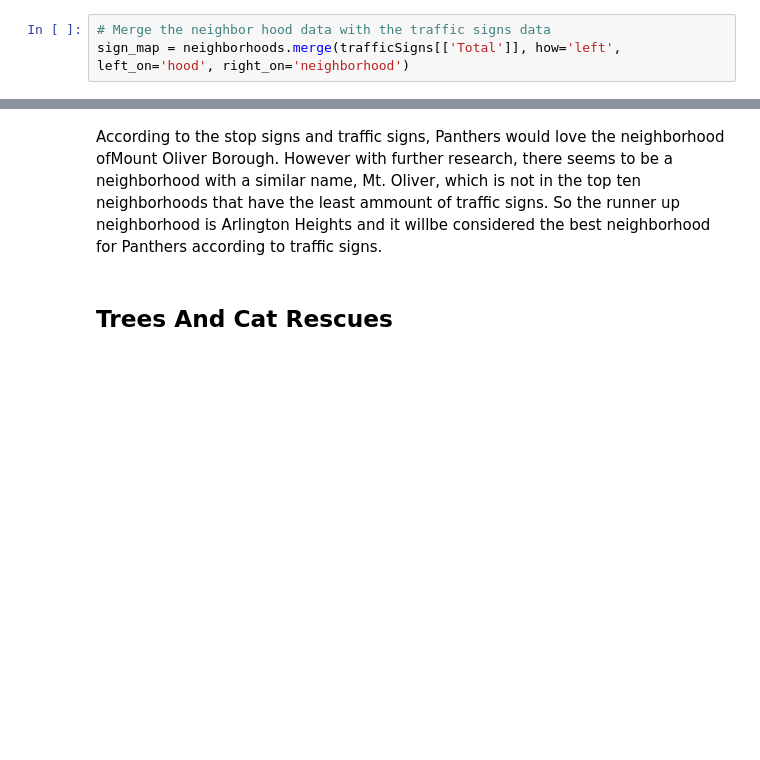
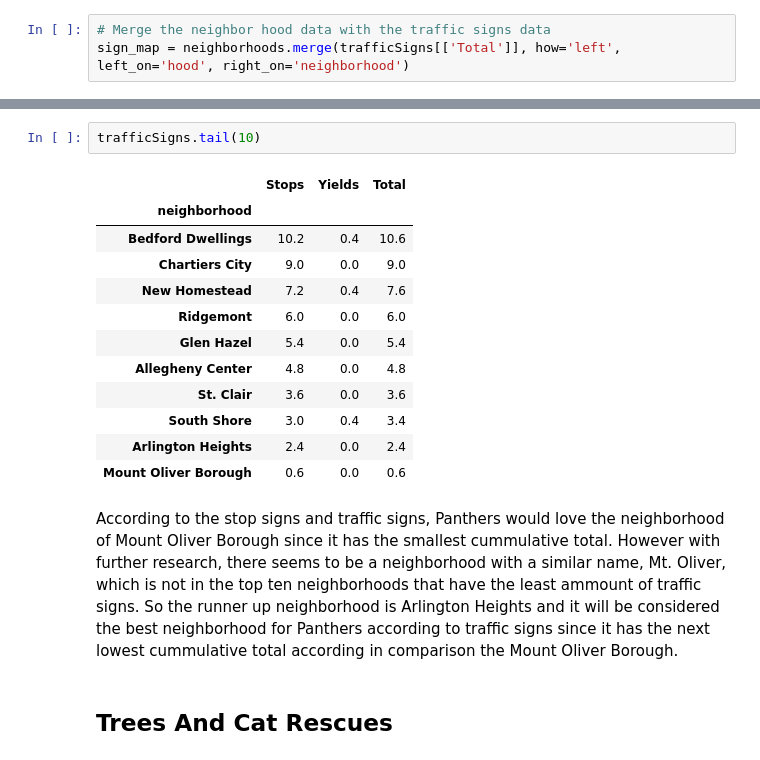
Before and after one commit to pjp401/CMPINF0010-Final-Project, a Jupyter notebook: FinalProject.ipynb, the cells around one changed output, grey strips where cells are left out. Saved outputs shown, nothing was run; the diff lists cells and outputs as text; blank space fills up the shorter version.

```diff
--- a/FinalProject.ipynb
+++ b/FinalProject.ipynb
@@ -319,6 +349,21 @@ sign_map.plot(column='Total', # set the data to be used for coloring
 [figure]
+# %%
+trafficSigns.tail(10)
+# %% [output]
+|  | Stops | Yields | Total |
+| neighborhood |  |  |  |
+| Bedford Dwellings | 10.2 | 0.4 | 10.6 |
+| Chartiers City | 9.0 | 0.0 | 9.0 |
+| New Homestead | 7.2 | 0.4 | 7.6 |
+| Ridgemont | 6.0 | 0.0 | 6.0 |
+| Glen Hazel | 5.4 | 0.0 | 5.4 |
+| Allegheny Center | 4.8 | 0.0 | 4.8 |
+| St. Clair | 3.6 | 0.0 | 3.6 |
+| South Shore | 3.0 | 0.4 | 3.4 |
+| Arlington Heights | 2.4 | 0.0 | 2.4 |
+| Mount Oliver Borough | 0.6 | 0.0 | 0.6 |
 # %% [markdown]
-According to the stop signs and traffic signs, Panthers would love the neighborhood ofMount Oliver Borough. However with further research, there seems to be a neighborhood with a similar name, Mt. Oliver, which is not in the top ten neighborhoods that have the least ammount of traffic signs. So the runner up neighborhood is Arlington Heights and it willbe considered the best neighborhood for Panthers according to traffic signs.
+According to the stop signs and traffic signs, Panthers would love the neighborhood of Mount Oliver Borough since it has the smallest cummulative total. However with further research, there seems to be a neighborhood with a similar name, Mt. Oliver, which is not in the top ten neighborhoods that have the least ammount of traffic signs. So the runner up neighborhood is Arlington Heights and it will be considered the best neighborhood for Panthers according to traffic signs since it has the next lowest cummulative total according in comparison the Mount Oliver Borough.
 # %% [markdown]
 ## Trees And Cat Rescues
 # %% [markdown]
```
Also changed, not shown: parts of 10 cells of this notebook.
